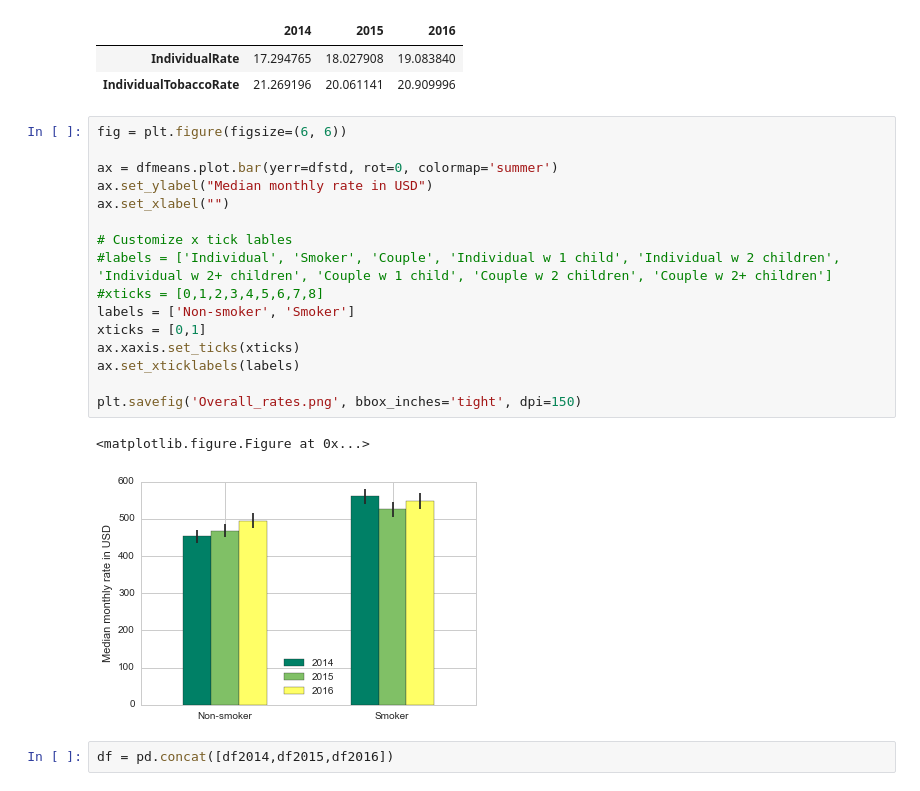
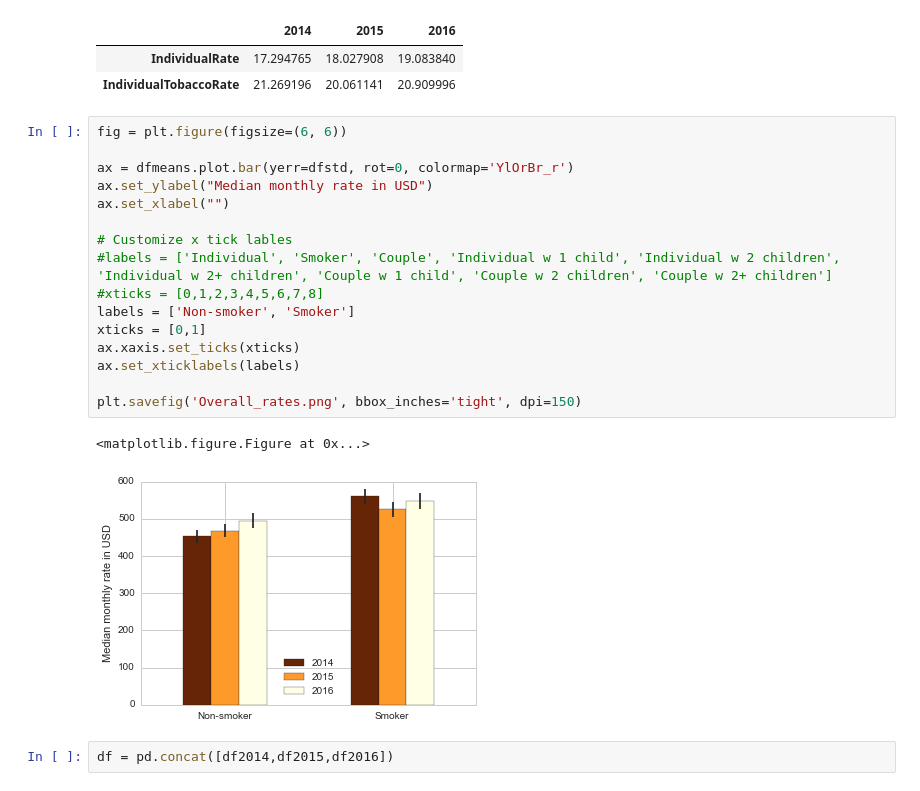
Before and after one commit to ahwkuepper/healthmarket, a Jupyter notebook: Health_data_set_pandas.ipynb, the cells around one changed output. Cells and saved outputs as stored; diff of their text form.

Commit message:
new colormap for figure

```diff
--- a/Health_data_set_pandas.ipynb
+++ b/Health_data_set_pandas.ipynb
@@ -736,22 +736,22 @@ dfstd
 # %%
 fig = plt.figure(figsize=(6, 6))
 
-ax = dfmeans.plot.bar(yerr=dfstd, rot=0, colormap='summer')
+ax = dfmeans.plot.bar(yerr=dfstd, rot=0, colormap='YlOrBr_r')
 ax.set_ylabel("Median monthly rate in USD")
 ax.set_xlabel("")
 
 # Customize x tick lables
 #labels = ['Individual', 'Smoker', 'Couple', 'Individual w 1 child', 'Individual w 2 children', 'Individual w 2+ children', 'Couple w 1 child', 'Couple w 2 children', 'Couple w 2+ children']
 #xticks = [0,1,2,3,4,5,6,7,8]
 labels = ['Non-smoker', 'Smoker']
 xticks = [0,1]
 ax.xaxis.set_ticks(xticks)
 ax.set_xticklabels(labels)
 
 plt.savefig('Overall_rates.png', bbox_inches='tight', dpi=150)
 # %% [output]
 <matplotlib.figure.Figure at 0x...>
-[figure, old version]
+[figure, new version]
 # %%
 df = pd.concat([df2014,df2015,df2016])
 # %%
```
Also changed, not shown: parts of 2 cells of this notebook.
